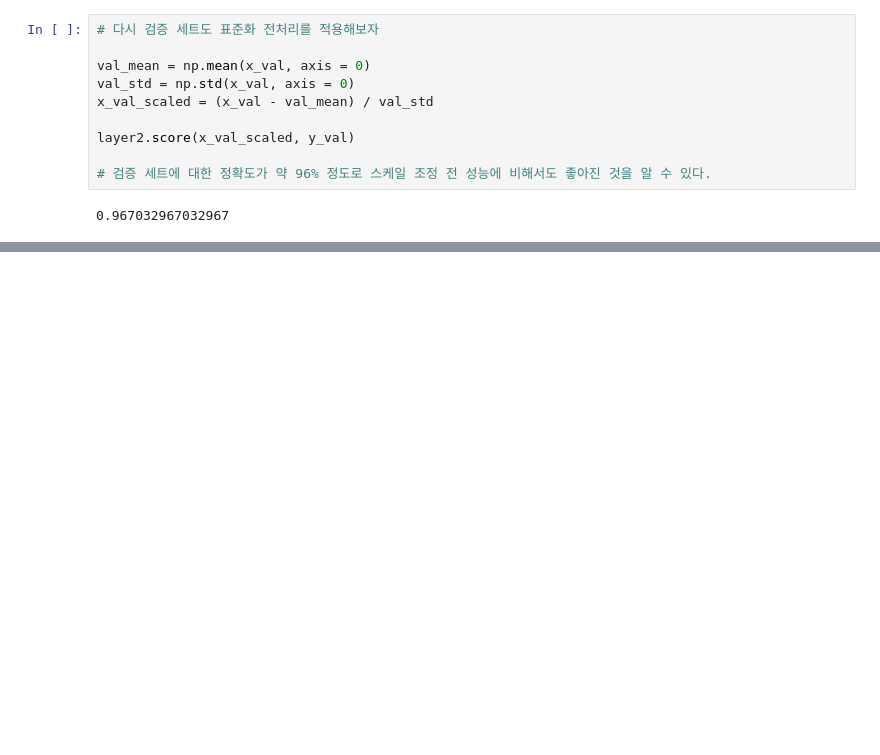
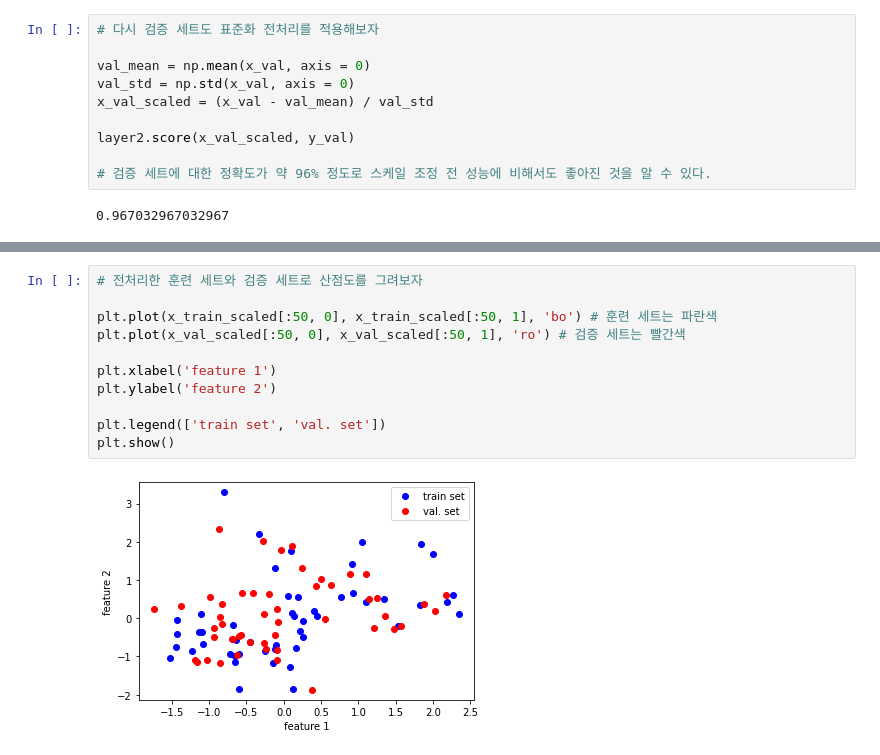
Before and after one commit to JoisFe/Deep_Learning, a Jupyter notebook: Deep_Learning_basic/Training_Know_How(1).ipynb, the cells around one changed output, grey strips where cells are left out. Drawn from its saved outputs; the diff is of its cells as text; blank space fills up the shorter version.

```diff
--- a/Deep_Learning_basic/Training_Know_How.ipynb
+++ b/Deep_Learning_basic/Training_Know_How(1).ipynb
@@ -456,0 +474,13 @@ layer2.score(x_val_scaled, y_val)
+# %%
+# 전처리한 훈련 세트와 검증 세트로 산점도를 그려보자
+
+plt.plot(x_train_scaled[:50, 0], x_train_scaled[:50, 1], 'bo') # 훈련 세트는 파란색
+plt.plot(x_val_scaled[:50, 0], x_val_scaled[:50, 1], 'ro') # 검증 세트는 빨간색
+
+plt.xlabel('feature 1')
+plt.ylabel('feature 2')
+
+plt.legend(['train set', 'val. set'])
+plt.show()
+# %% [output]
+[figure, added]
```
Also changed, not shown: parts of 6 cells of this notebook, 2 other files.
